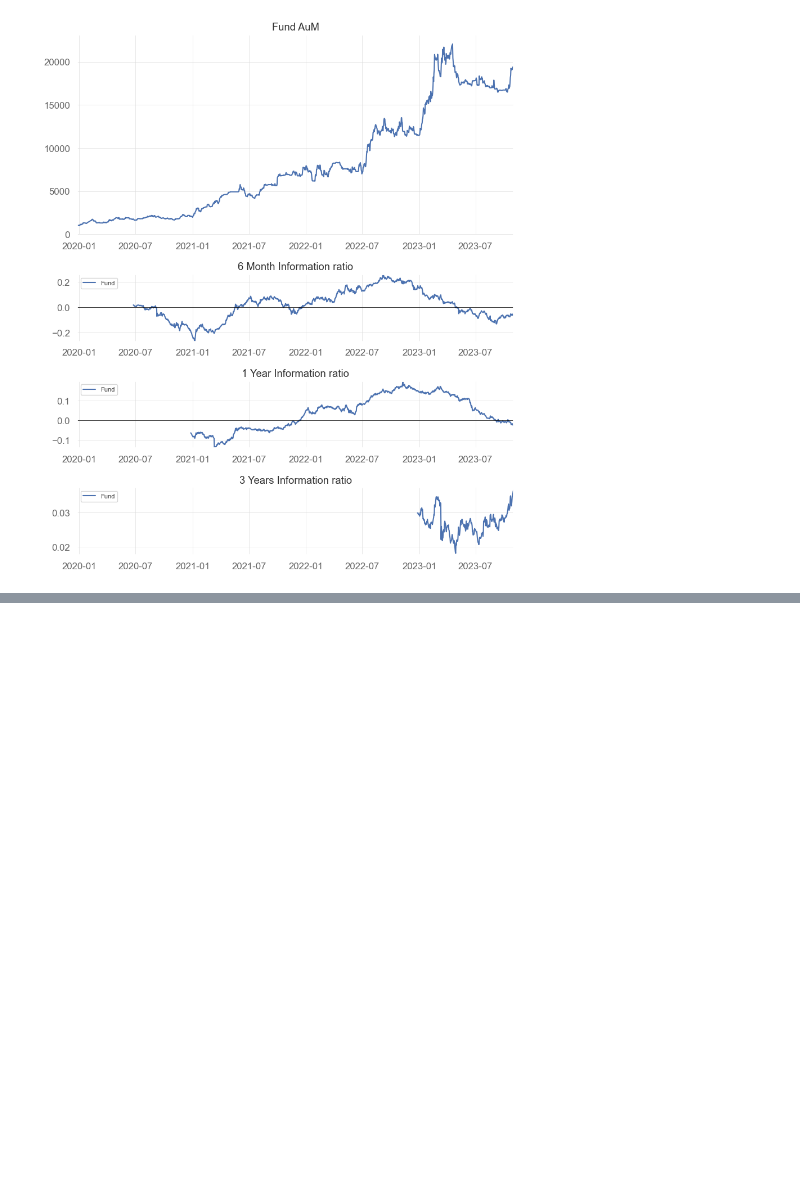
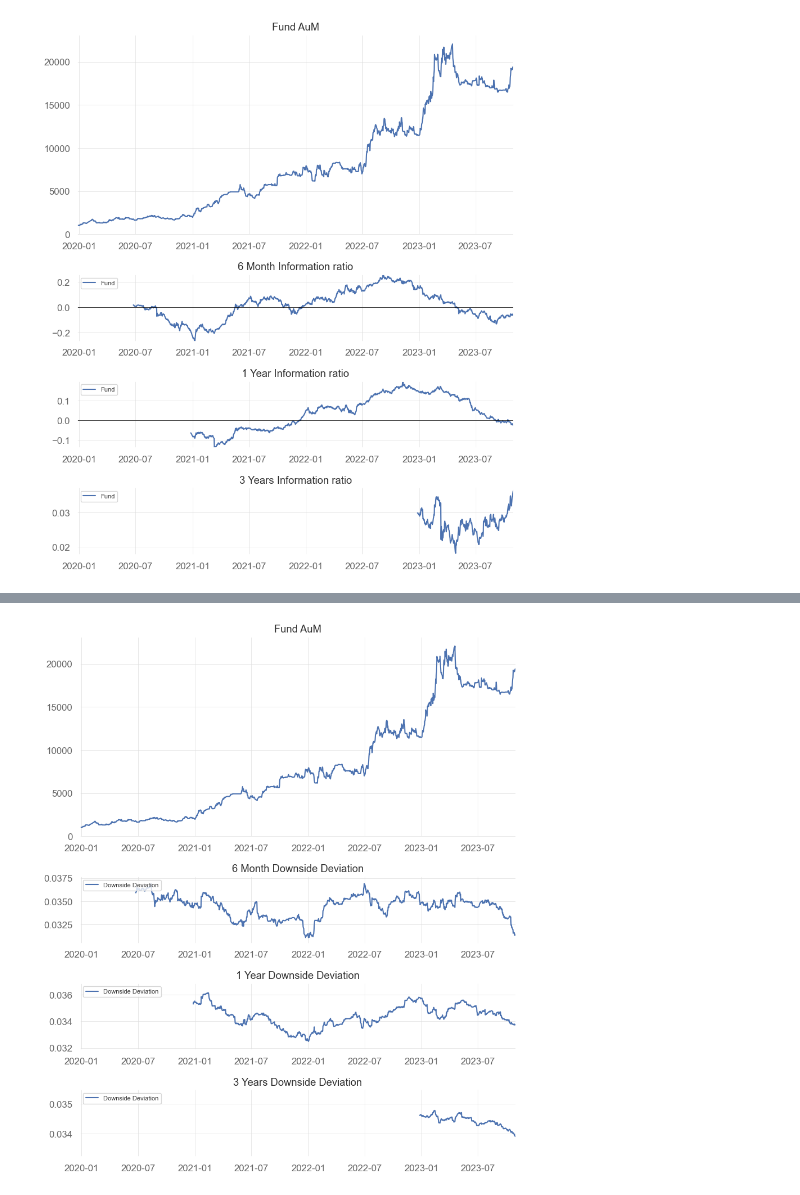
Before and after one commit to amirabbasja/Mutual-Fund-Evaluation, a Jupyter notebook: main.ipynb, the cells around one changed output, grey strips where cells are left out. Drawn from its saved outputs; the diff is of its cells as text; code cells hidden in the pictures; blank space fills up the shorter version.

```diff
--- a/main.ipynb
+++ b/main.ipynb
@@ -474,0 +493,18 @@ Metric: Rolling Sortino ratio
+# %%
+# Standard deviation of returns
+fundDailyData = f1_DailyAuM.set_index("Date")
+fundDailyReturn = fundDailyData.pct_change(1).dropna()
+fundDailyReturn
+
+minAccReturn = 0.01 # Minimum acceptable return
+
+DownsideDeviation_6M = calcRollingDownsideDeviation(fundDailyReturn, datetime.timedelta(180),minAccReturn)
+DownsideDeviation_1Y = calcRollingDownsideDeviation(fundDailyReturn, datetime.timedelta(365),minAccReturn)
+DownsideDeviation_3Y = calcRollingDownsideDeviation(fundDailyReturn, datetime.timedelta(365*3),minAccReturn)
+
+# Plot the rolling STD
+subPlots = [DownsideDeviation_6M,DownsideDeviation_1Y,DownsideDeviation_3Y]
+plotTitle = ["Fund AuM", "6 Month Downside Deviation", "1 Year Downside Deviation", "3 Years Downside Deviation"]
+plotMainAndSubPlot(f1_DailyAuM.set_index(["Date"]), subPlots, plotTitle,True)
+# %% [output]
+[figure, added]
```
Also changed, not shown: parts of 4 cells of this notebook, 1 other file.
